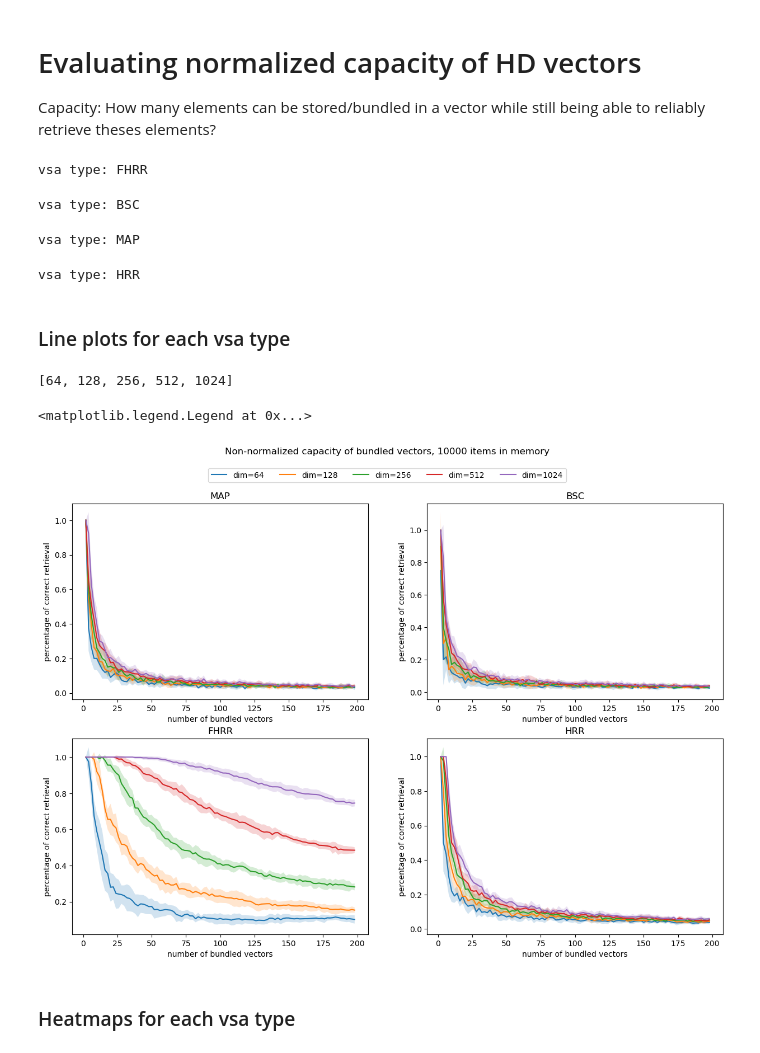
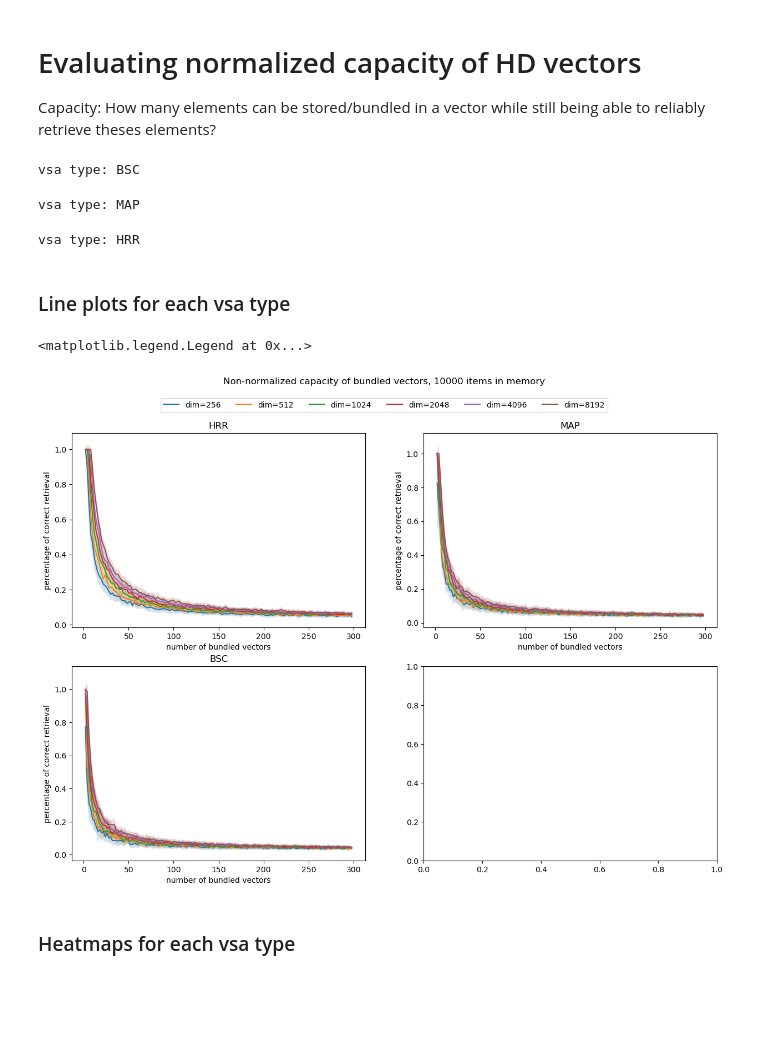
Before and after one commit to SennR-1952135/Masterthesis-VSAs, a Jupyter notebook: code/src/capacity_exp/norm_bundle_capacity_vsa_types.ipynb, the cells around one changed output. Saved outputs shown, nothing was run; the diff lists cells and outputs as text; code cells hidden in the pictures; blank space fills up the shorter version.

Commit message:
adjusted capacity experiments and added a new experiment on bundling for large multisets

```diff
--- a/code/src/capacity_exp/norm_bundle_capacity_vsa_types.ipynb
+++ b/code/src/capacity_exp/norm_bundle_capacity_vsa_types.ipynb
@@ -11,11 +12,12 @@ from functools import partial
 # %%
 VSA_TYPES = ['FHRR', 'BSC', 'MAP', 'HRR']
-DIMENSIONS = [2**i for i in range(6, 11)]
-BUNDLE_SIZES = list(range(2, 200, 2))
+VSA_TYPES = ['BSC', 'MAP', 'HRR']
+DIMENSIONS = [2**i for i in range(8, 14)]
+BUNDLE_SIZES = list(range(2, 300, 2))
 device = torch.device("cuda" if torch.cuda.is_available() else "cpu")
 if device == 'cuda':
     torch.cuda.empty_cache()
 
-batches = 10
+batches = 20
 item_memory_size = 10_000
 MAX_BUNDLE_SIZE = BUNDLE_SIZES[-1]
@@ -46,13 +27,14 @@ Capacity: How many elements can be stored/bundled in a vector while still being
 # %%
 prob_correct_tensor = torch.zeros(len(DIMENSIONS), len(BUNDLE_SIZES), len(VSA_TYPES), batches)
 
-for vsa_type_idx in tqdm(range(len(VSA_TYPES))):
+for vsa_type_idx in tqdm(range(len(VSA_TYPES)), disable=True):
   vsa_type = VSA_TYPES[vsa_type_idx]
   print(f'vsa type: {vsa_type}')
   similarity_func = partial(similarity_func_partial, vsa_type)
   bundle_func = partial(normalised_bundle_partial, vsa_type)
-  for batch in range(batches):
-        perc_corr_array = torch.zeros(len(DIMENSIONS), len(BUNDLE_SIZES))
+
+  for batch in tqdm(range(batches), disable=False):
+        # perc_corr_array = torch.zeros(len(DIMENSIONS), len(BUNDLE_SIZES))
         # print(f'iteration: {batch + 1}')
 
         for d_idx in tqdm(range(len(DIMENSIONS)), disable=True):
@@ -62,16 +44,14 @@ for vsa_type_idx in tqdm(range(len(VSA_TYPES))):
             # Sample MAX_BUNDLE_SIZE vectors from item memory for experiment
             random_indices = torch.randperm(item_memory_size)[:MAX_BUNDLE_SIZE]
             experiment_to_bundle_vectors = item_memory[random_indices]
+            bundle_vector = torchhd.random(1, dim, vsa=vsa_type, device=device) #TODO: empty?
 
             for k_idx in range(len(BUNDLE_SIZES)):
+                prev_k = BUNDLE_SIZES[k_idx - 1] if k_idx > 0 else 0
                 k = BUNDLE_SIZES[k_idx]
 
-                # sample k vectors from item memory and bundle them (sequential)
-                to_bundle_vectors = experiment_to_bundle_vectors[:k]
-
-                bundle_vector = experiment_to_bundle_vectors[0]
-
-                for i in range(1, k): # TODO: show results without clipping for MAP
+                # add vectors to bundle
+                for i in range(prev_k, k): # TODO: show results without clipping for MAP -> same as multiset
                     bundle_vector = bundle_func(bundle_vector, experiment_to_bundle_vectors[i])
 
                 # find the k nearest vectors to bundle
@@ -81,42 +61,43 @@ for vsa_type_idx in tqdm(range(len(VSA_TYPES))):
                 # check how many of the k nearest vectors are correct
                 num_correct = np.intersect1d(k_nearest_vectors_idx.cpu().numpy(), random_indices.cpu().numpy()).shape[0]
 
-                perc_corr_array[d_idx, k_idx] = num_correct / k
+                # perc_corr_array[d_idx, k_idx] = num_correct / k
+                prob_correct_tensor[d_idx, k_idx, vsa_type_idx, batch] = num_correct / k
 
         # print(perc_corr_array)
-        prob_correct_tensor[:, :, vsa_type_idx, batch] = perc_corr_array
+        # prob_correct_tensor[:, :, vsa_type_idx, batch] = perc_corr_array
 
 # compute mean and std over batches
 prob_correct_mean = torch.mean(prob_correct_tensor, dim=3)
 prob_correct_std = torch.std(prob_correct_tensor, dim=3)
 # %% [output]
-vsa type: FHRR
+vsa type: BSC
-vsa type: BSC
+vsa type: MAP
-vsa type: MAP
+vsa type: HRR
-vsa type: HRR
 # %% [markdown]
 ### Line plots for each vsa type
 # %%
+MAX_BUNDLE_SIZE_IDX = len(BUNDLE_SIZES)
+
 fig, ax = plt.subplots(nrows=(len(VSA_TYPES)+1)//2, ncols=2, figsize=(15, 5 * ((len(VSA_TYPES)+1)//2)))
 fig.suptitle(f'Non-normalized capacity of bundled vectors, {item_memory_size} items in memory')
-print(DIMENSIONS)
+# MAX_BUNDLE_SIZE_IDX = len(BUNDLE_SIZES)
+
 for vsa_type_idx in range(len(VSA_TYPES)):
     vsa_type = VSA_TYPES[vsa_type_idx]
     row = (vsa_type_idx+1) // 2 - 1
     col = vsa_type_idx % 2
     for dim_idx in range(len(DIMENSIONS)):
-    # dim_idx = list(range(len(DIMENSIONS)))[-1]
-        ax[row, col].plot(BUNDLE_SIZES, prob_correct_mean[dim_idx, :, vsa_type_idx], label=f'dim={DIMENSIONS[dim_idx]}')
-        ax[row, col].fill_between(BUNDLE_SIZES, prob_correct_mean[dim_idx, :, vsa_type_idx] - prob_correct_std[dim_idx, :, vsa_type_idx], prob_correct_mean[dim_idx, :, vsa_type_idx] + prob_correct_std[dim_idx, :, vsa_type_idx], alpha=0.2)
+        ax[row, col].plot(BUNDLE_SIZES[:MAX_BUNDLE_SIZE_IDX], prob_correct_mean[dim_idx, :MAX_BUNDLE_SIZE_IDX, vsa_type_idx], label=f'dim={DIMENSIONS[dim_idx]}')
+        ax[row, col].fill_between(BUNDLE_SIZES[:MAX_BUNDLE_SIZE_IDX], prob_correct_mean[dim_idx, :MAX_BUNDLE_SIZE_IDX, vsa_type_idx] - prob_correct_std[dim_idx, :MAX_BUNDLE_SIZE_IDX, vsa_type_idx], prob_correct_mean[dim_idx, :MAX_BUNDLE_SIZE_IDX, vsa_type_idx] + prob_correct_std[dim_idx, :MAX_BUNDLE_SIZE_IDX, vsa_type_idx], alpha=0.2)
     ax[row, col].set_title(vsa_type)
     ax[row, col].set_xlabel('number of bundled vectors')
     ax[row, col].set_ylabel('percentage of correct retrieval')
 
 fig.legend(handles=ax[0, 0].get_lines(), labels=[f'dim={dim}' for dim in DIMENSIONS], ncol=len(DIMENSIONS), loc='upper center', bbox_to_anchor=(0.5, .95))
 # %% [output]
-[64, 128, 256, 512, 1024]
+<matplotlib.legend.Legend at 0x...>
-<matplotlib.legend.Legend at 0x...>
-[figure, old version]
+[figure, new version]
 # %% [markdown]
 ### Heatmaps for each vsa type
 # %%
```
Also changed, not shown: parts of 10 cells of this notebook, 4 other files.
